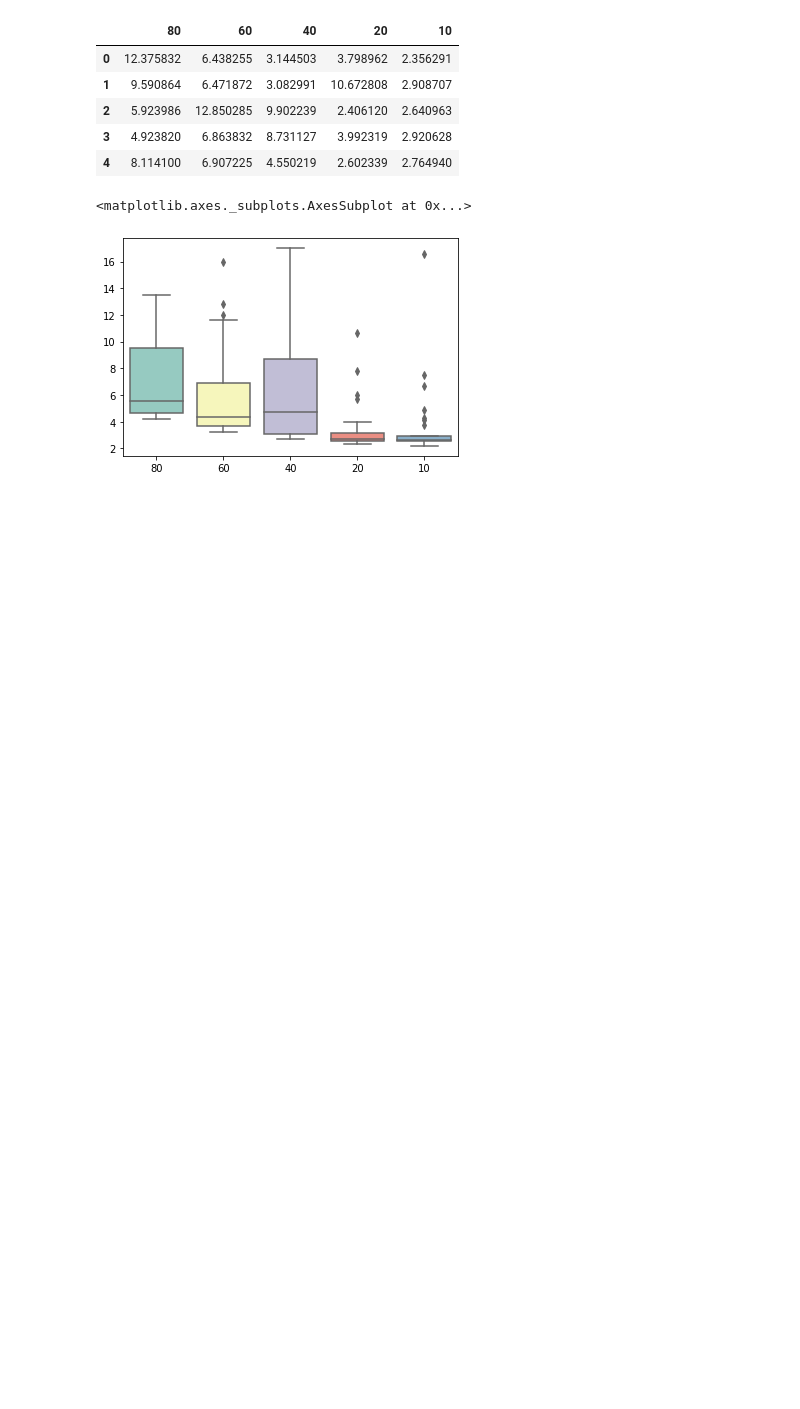
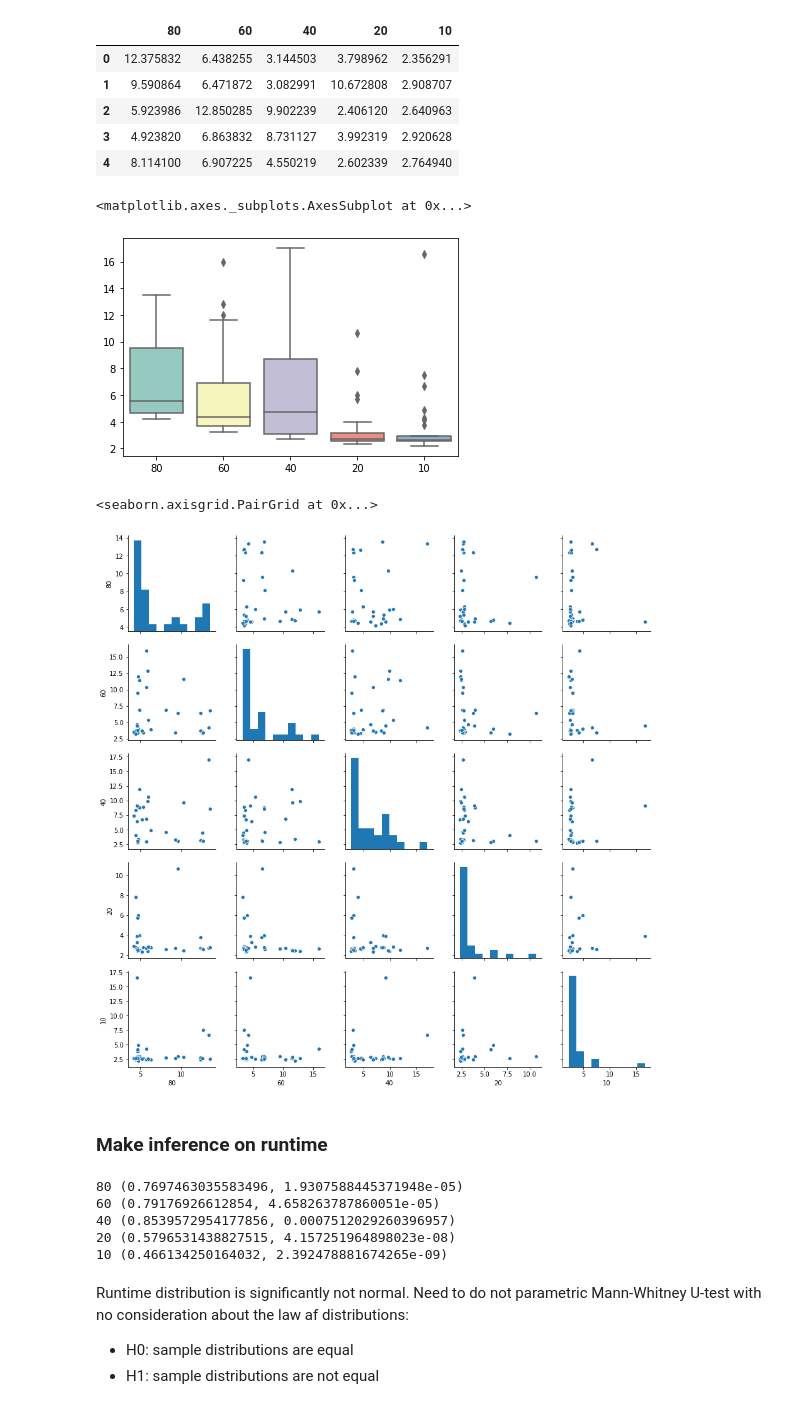
Before and after one commit to EvgeniiMunin/gnss-multipath-detector, a Jupyter notebook: convert_keras_ncs2_mpcnn_runtime_inf.ipynb, the cells around one changed output. Saved outputs shown, nothing was run; the diff lists cells and outputs as text; code cells hidden in the pictures; blank space fills up the shorter version.

Commit message:
non param test on runtime

```diff
--- a/convert_keras_ncs2_mpcnn_runtime_inf.ipynb
+++ b/convert_keras_ncs2_mpcnn_runtime_inf.ipynb
@@ -327,9 +521,37 @@ runtime_df.head()
 | 2 | 5.923986 | 12.850285 | 9.902239 | 2.406120 | 2.640963 |
 | 3 | 4.923820 | 6.863832 | 8.731127 | 3.992319 | 2.920628 |
 | 4 | 8.114100 | 6.907225 | 4.550219 | 2.602339 | 2.764940 |
+# %%
+#runtime_df.to_csv('runtime_df.csv')
+runtime_df = pd.read_csv('runtime_df.csv',)
+runtime_df.drop(['Unnamed: 0'], inplace=True, axis=1)
 # %%
 import seaborn as sns
 sns.boxplot(data=runtime_df, palette='Set3')
 # %% [output]
 <matplotlib.axes._subplots.AxesSubplot at 0x...>
 [figure]
+# %%
+sns.pairplot(data=runtime_df)
+# %% [output]
+<seaborn.axisgrid.PairGrid at 0x...>
+[figure, added]
+# %% [markdown]
+### Make inference on runtime
+# %%
+from scipy import stats
+import itertools
+
+# check normality of each column. Use Shapiro-Wilk test
+for col in runtime_df.columns:
+    print(col, stats.shapiro(runtime_df[col]))
+# %% [output]
+80 (0.7697463035583496, 1.9307588445371948e-05)
+60 (0.79176926612854, 4.658263787860051e-05)
+40 (0.8539572954177856, 0.0007512029260396957)
+20 (0.5796531438827515, 4.157251964898023e-08)
+10 (0.466134250164032, 2.392478881674265e-09)
+# %% [markdown]
+Runtime distribution is significantly not normal. Need to do not parametric Mann-Whitney U-test with no consideration about the law af distributions:
+- H0: sample distributions are equal
+- H1: sample distributions are not equal
```
Also changed, not shown: parts of 14 cells of this notebook.
